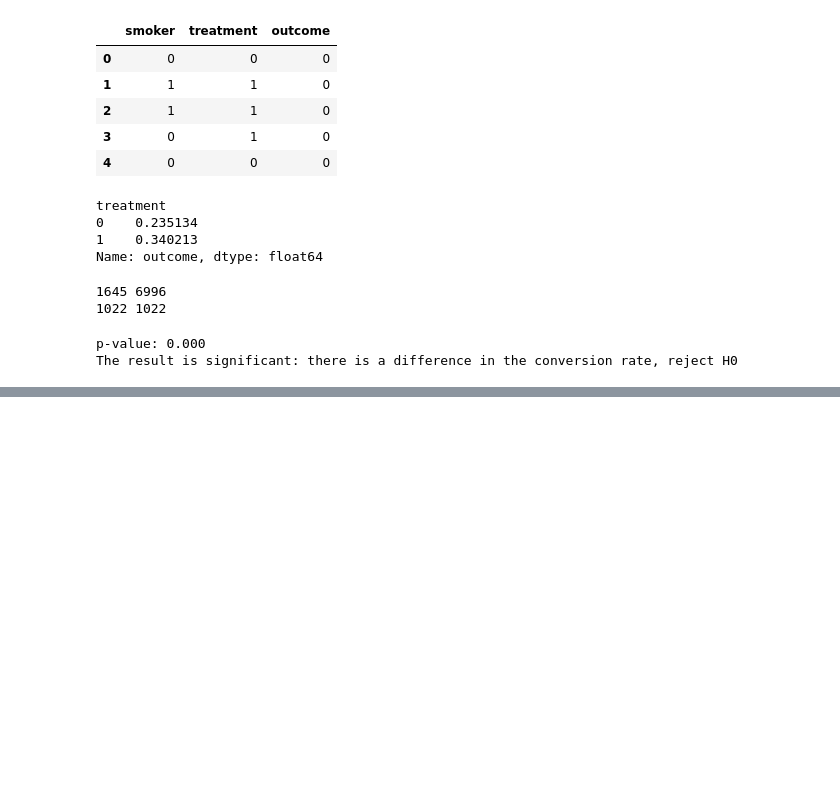
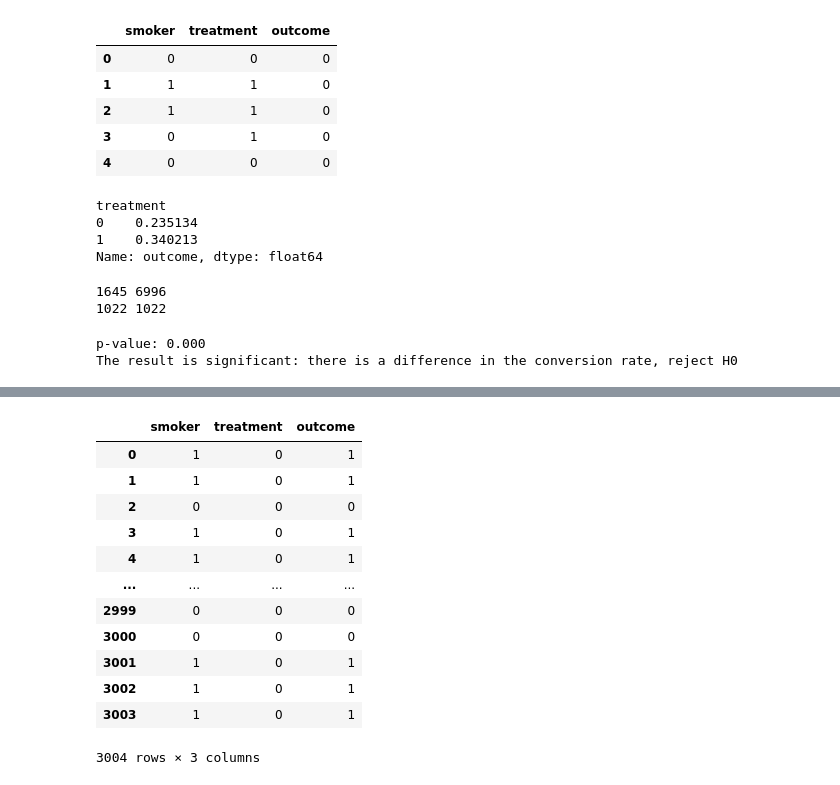
Before and after one commit to adhal007/Data-Science-with-Python, a Jupyter notebook: simple_matching.ipynb, the cells around one changed output, grey strips where cells are left out. Drawn from its saved outputs; the diff is of its cells as text; code cells hidden in the pictures; blank space fills up the shorter version.

```diff
--- a/simple_matching.ipynb
+++ b/simple_matching.ipynb
@@ -68,0 +149,29 @@ The result is significant: there is a difference in the conversion rate, reject
+# %%
+# for each person in treatment based on smoker or not, find a 1:1 match via sampling without replacement
+matched_control = []
+
+for index, row in treatment.iterrows():  # iterate over treatment group
+    # .sample() random sample 1
+    # .iloc[0] change dataframe to series
+    # lock random state so that we get the same result for every run
+    # .sample(replace=False) is the default - no replacement
+    matched = control[control.smoker==row.smoker].sample(random_state=42).iloc[0]
+    matched_control.append(matched)
+
+# convert list to dataframe and reset index
+matched_control = pd.DataFrame(matched_control).reset_index(drop=True)
+matched_control
+# %% [output]
+|  | smoker | treatment | outcome |
+| 0 | 1 | 0 | 1 |
+| 1 | 1 | 0 | 1 |
+| 2 | 0 | 0 | 0 |
+| 3 | 1 | 0 | 1 |
+| 4 | 1 | 0 | 1 |
+| ... | ... | ... | ... |
+| 2999 | 0 | 0 | 0 |
+| 3000 | 0 | 0 | 0 |
+| 3001 | 1 | 0 | 1 |
+| 3002 | 1 | 0 | 1 |
+| 3003 | 1 | 0 | 1 |
+3004 rows × 3 columns
```
Also changed, not shown: parts of 15 cells of this notebook, 9 other files.
